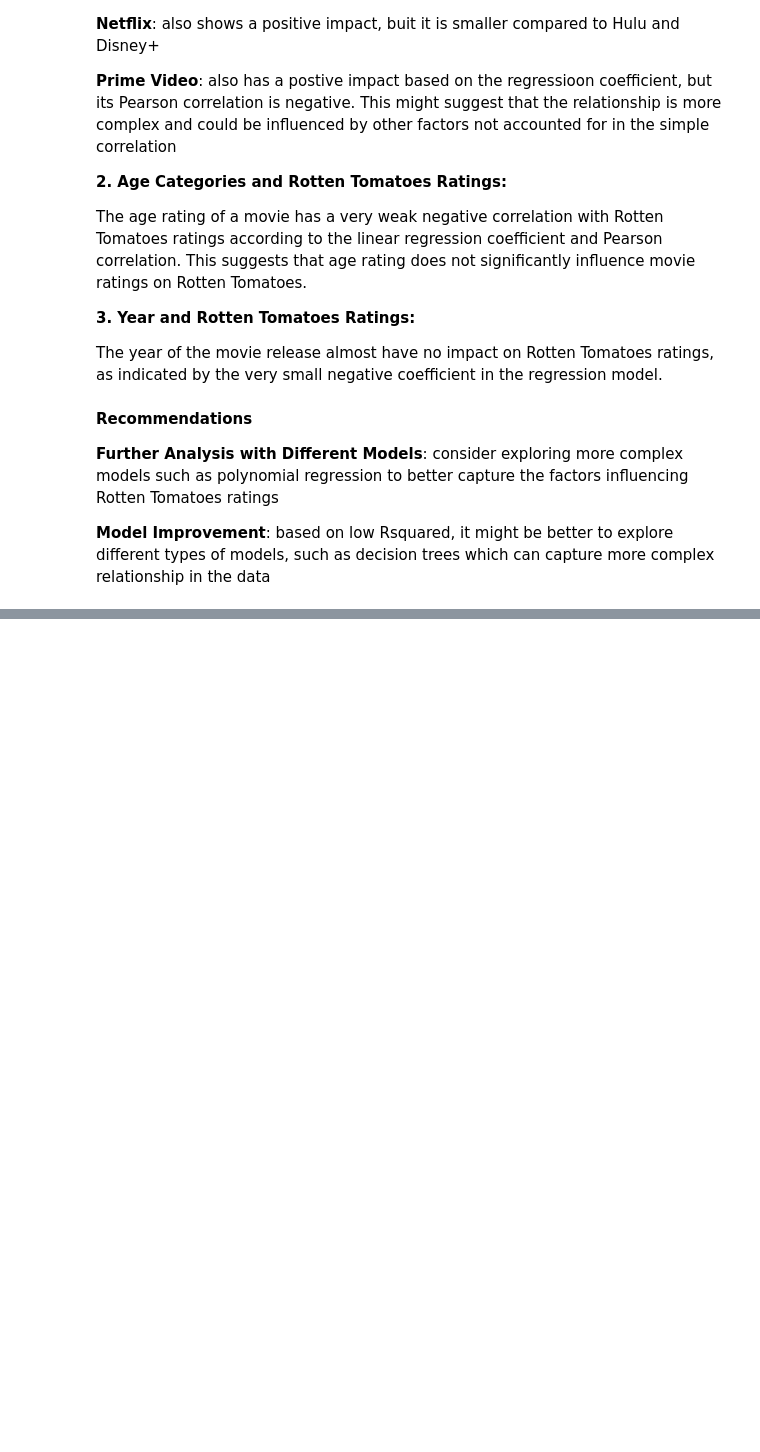
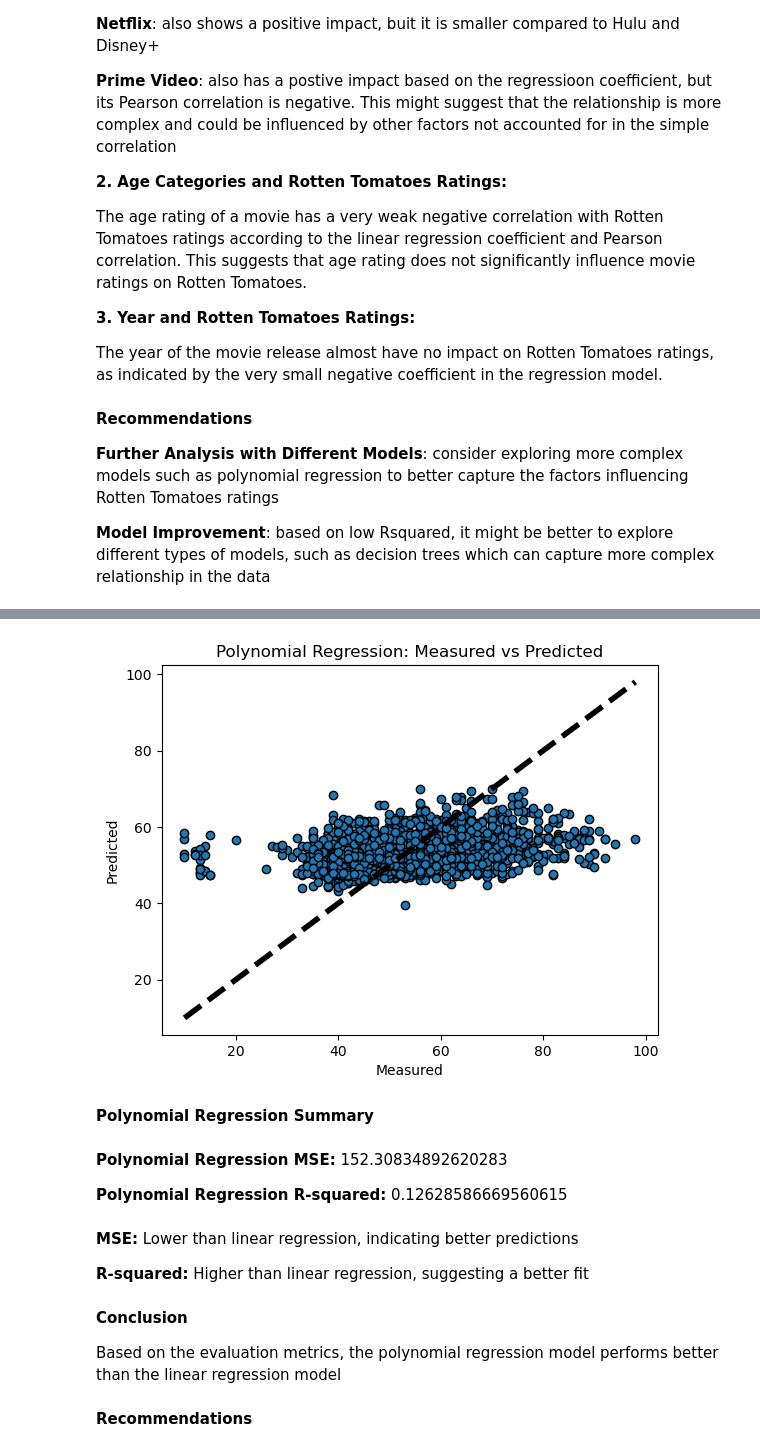
Before and after one commit to larasodjati/Movie_EDA, a Jupyter notebook: Ver2_MoviesOnStreamingPlatform.ipynb, the cells around one changed output, grey strips where cells are left out. Cells and saved outputs as stored; diff of their text form; code cells hidden in the pictures; blank space fills up the shorter version.

Commit message:
Developed Polynomial Regression model and wrote the conclusion for it

```diff
--- a/Ver2_MoviesOnStreamingPlatform.ipynb
+++ b/Ver2_MoviesOnStreamingPlatform.ipynb
@@ -391,0 +396,19 @@ __Model Improvement__: based on low Rsquared, it might be better to explore diff
+# %%
+# Prepare data for regression
+X = df[['Netflix', 'Hulu', 'Prime Video', 'Disney+', 'Year', 'Age']]
+y = df['Rotten Tomatoes']
+# %%
+# Split data into training and testing sets
+X_train, X_test, y_train, y_test = train_test_split(X, y, test_size=0.2, random_state=42)
+# %%
+# Transform features for polynomial regression
+poly = PolynomialFeatures(degree=2, include_bias=False)
+X_train_poly = poly.fit_transform(X_train)
+X_test_poly = poly.transform(X_test)
+# %%
+# Fit polynomial regression model
+poly_reg = LinearRegression()
+poly_reg.fit(X_train_poly, y_train)
+
+# Make predictions
+y_pred_poly = poly_reg.predict(X_test_poly)
@@ -391,0 +448,26 @@ __Model Improvement__: based on low Rsquared, it might be better to explore diff
+# %%
+# Visualize the results
+plt.scatter(y_test, y_pred_poly, edgecolors=(0, 0, 0))
+plt.plot([y.min(), y.max()], [y.min(), y.max()], 'k--', lw=4)
+plt.xlabel('Measured')
+plt.ylabel('Predicted')
+plt.title('Polynomial Regression: Measured vs Predicted')
+plt.show()
+# %% [output]
+[figure, added]
+# %% [markdown]
+__Polynomial Regression Summary__
+# %% [markdown]
+__Polynomial Regression MSE:__ 152.30834892620283
+
+__Polynomial Regression R-squared:__ 0.12628586669560615
+# %% [markdown]
+__MSE:__ Lower than linear regression, indicating better predictions
+
+__R-squared:__ Higher than linear regression, suggesting a better fit
+# %% [markdown]
+__Conclusion__
+
+Based on the evaluation metrics, the polynomial regression model performs better than the linear regression model
+# %% [markdown]
+__Recommendations__
```
Also changed, not shown: parts of 5 cells of this notebook.
